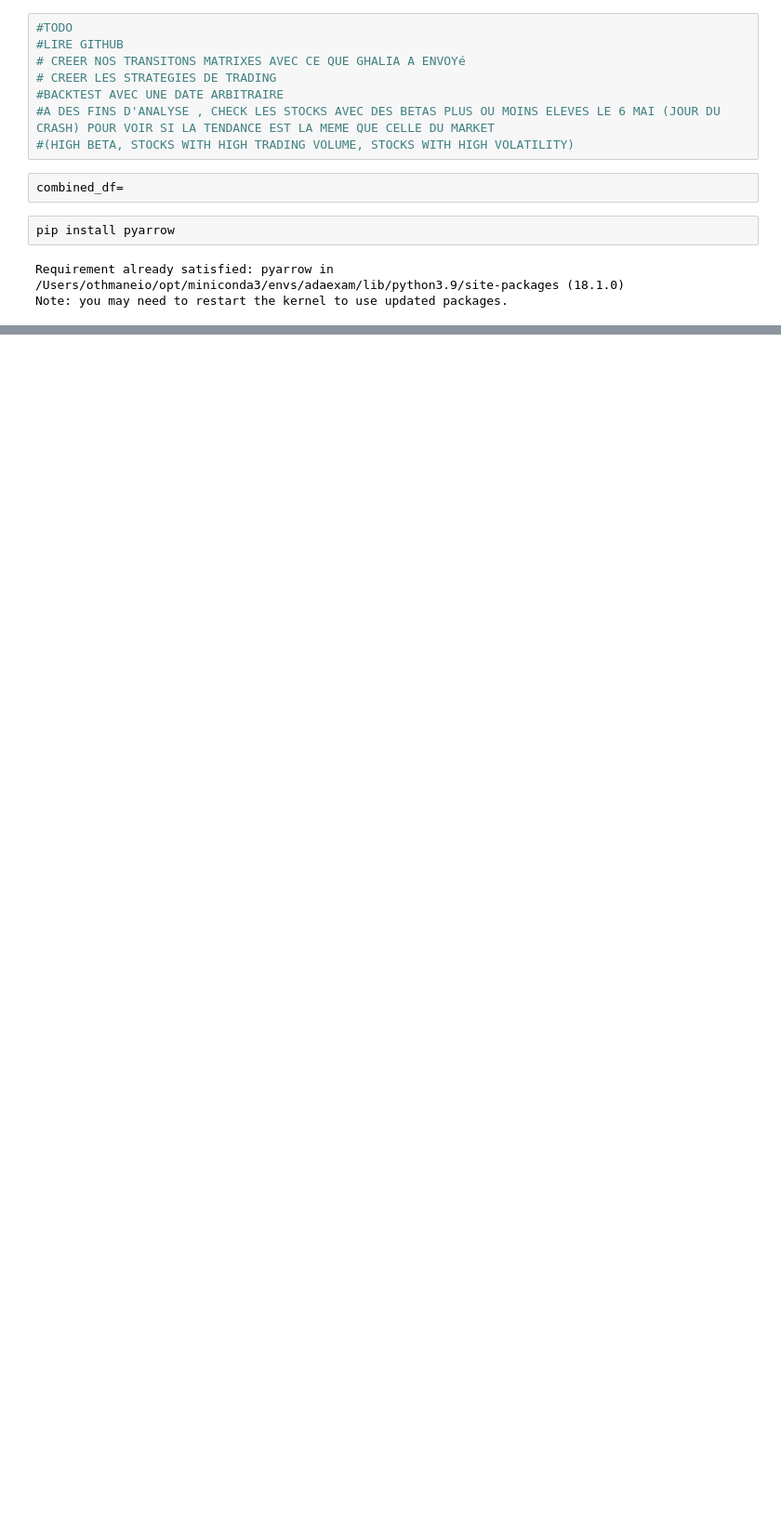
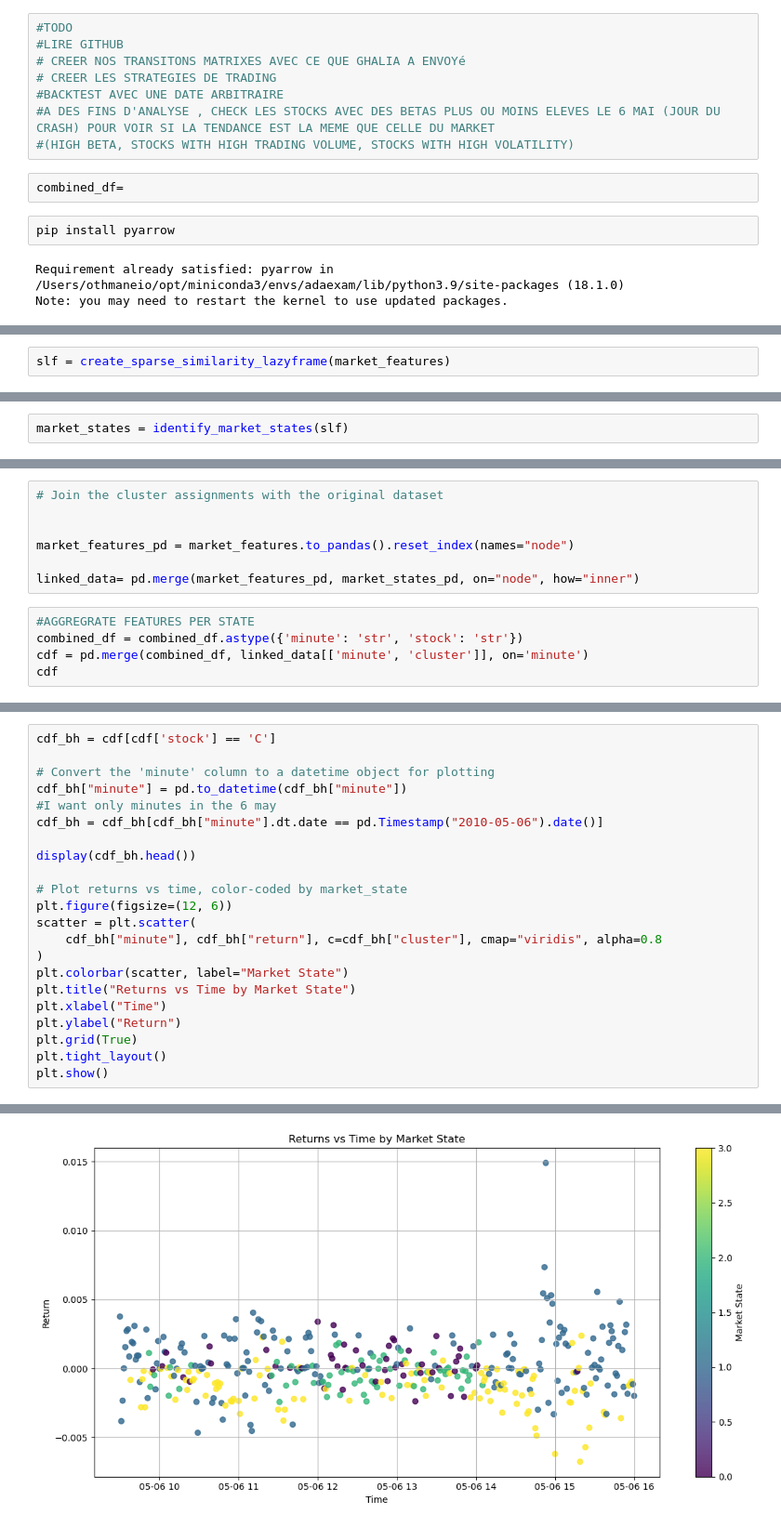
Before and after one commit to OtiLeBoss/financial_big_data, a Jupyter notebook: data_analysis.ipynb, the cells around one changed output, grey strips where cells are left out. Shown at 93% size. Saved outputs shown, nothing was run; the diff lists cells and outputs as text; blank space fills up the shorter version.

```diff
--- a/data_analysis.ipynb
+++ b/data_analysis.ipynb
@@ -1508,0 +1422,2 @@ stock: <class 'str'>
+# %%
+slf = create_sparse_similarity_lazyframe(market_features)
@@ -1508,0 +1479,2 @@ stock: <class 'str'>
+# %%
+market_states = identify_market_states(slf)
@@ -1508,0 +1532,12 @@ stock: <class 'str'>
+# %%
+# Join the cluster assignments with the original dataset
+
+
+market_features_pd = market_features.to_pandas().reset_index(names="node")
+
+linked_data= pd.merge(market_features_pd, market_states_pd, on="node", how="inner")
+# %%
+#AGGREGRATE FEATURES PER STATE
+combined_df = combined_df.astype({'minute': 'str', 'stock': 'str'})
+cdf = pd.merge(combined_df, linked_data[['minute', 'cluster']], on='minute')
+cdf
@@ -1508,0 +1577,23 @@ stock: <class 'str'>
+# %%
+cdf_bh = cdf[cdf['stock'] == 'C']
+
+# Convert the 'minute' column to a datetime object for plotting
+cdf_bh["minute"] = pd.to_datetime(cdf_bh["minute"])
+#I want only minutes in the 6 may
+cdf_bh = cdf_bh[cdf_bh["minute"].dt.date == pd.Timestamp("2010-05-06").date()]
+
+display(cdf_bh.head())
+
+# Plot returns vs time, color-coded by market_state
+plt.figure(figsize=(12, 6))
+scatter = plt.scatter(
+    cdf_bh["minute"], cdf_bh["return"], c=cdf_bh["cluster"], cmap="viridis", alpha=0.8
+)
+plt.colorbar(scatter, label="Market State")
+plt.title("Returns vs Time by Market State")
+plt.xlabel("Time")
+plt.ylabel("Return")
+plt.grid(True)
+plt.tight_layout()
+plt.show()
+# %% [output]
@@ -1508,0 +1606 @@ stock: <class 'str'>
+[figure, added]
```
Also changed, not shown: parts of 20 cells of this notebook.
